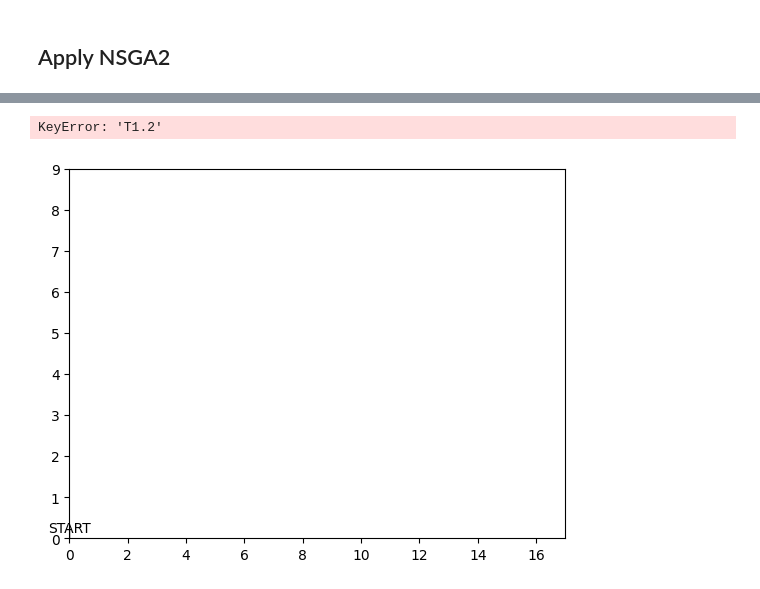
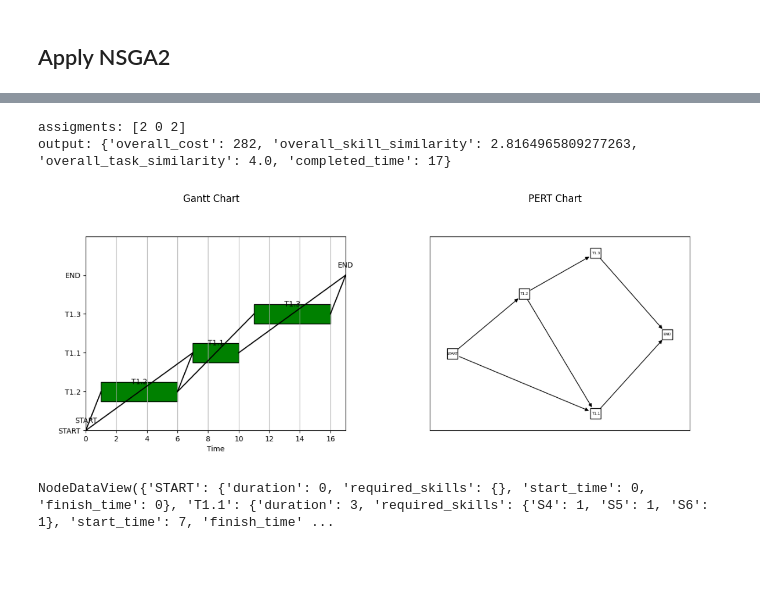
Before and after one commit to 5-Niubi/algorithmns, a Jupyter notebook: nsga2-with-rcpsp.ipynb, the cells around one changed output, grey strips where cells are left out. Cells and saved outputs as stored; diff of their text form; code cells hidden in the pictures; blank space fills up the shorter version.

```diff
--- a/nsga2-with-rcpsp.ipynb
+++ b/nsga2-with-rcpsp.ipynb
@@ -258,2 +192,9 @@ import copy
+# %%
+def compute_fitness(graph_copy: ScheduleGraph, total_chromosome: list, population_size: int):
+    chroms_obj_record={}
+    for m in range(population_size*2):
+        results = graph_copy.apply_assignment(assignment_list = total_chromosome[m])
+        chroms_obj_record[m]=[1/results['overall_cost'], results['overall_skill_similarity'], results['overall_task_similarity'], 1/results['completed_time']]
+    return chroms_obj_record
 # %% [markdown]
 ## Apply NSGA2
@@ -342 +216,3 @@ def mutation(offspring_list):
+# %%
+population_list = initial_popular(graph = schedule_graph, population_size=POPULATION_SIZE)
 # %% [markdown]
@@ -411,25 +219,0 @@ sorted(obj, key=obj.get)
-# %%
-def selection(front,chroms_obj_record,total_chromosome):
-    N=0
-    new_pop=[]
-    while N < POPULATION_SIZE:
-        for i in range(len(front)):
-            N=N+len(front[i])
-            if N > POPULATION_SIZE:
-                # Compare on each front after append solution with higher distance to new_pop
-                distance=calculate_crowding_distance(front[i],chroms_obj_record)
-                sorted_cdf=sorted(distance, key=distance.get)
-                sorted_cdf.reverse()
-                for j in sorted_cdf:
-                    if len(new_pop)==POPULATION_SIZE:
-                        break
-                    new_pop.append(j)
-                break
-            else:
-                new_pop.extend(front[i])
-
-    population_list=[]
-    for n in new_pop:
-        population_list.append(total_chromosome[n])
-
-    return population_list,new_pop
@@ -632,5 +309,15 @@ for task in graph.graph:
-# %%
-graph.visualizeCharts()
-# %% [output]
-KeyError: 'T1.2'
-[figure, removed]
+# %%
+index = 0
+output = schedule_graph.apply_assignment(assignment_list = best_list[index])
+print(f"assigments: {best_list[index]}")
+print(f"output: {output}")
+
+schedule_graph.visualize()
+# %% [output]
+assigments: [2 0 2]
+output: {'overall_cost': 282, 'overall_skill_similarity': 2.8164965809277263, 'overall_task_similarity': 4.0, 'completed_time': 17}
+[figure, added]
+# %%
+schedule_graph.nodes(data=True)
+# %% [output]
+NodeDataView({'START': {'duration': 0, 'required_skills': {}, 'start_time': 0, 'finish_time': 0}, 'T1.1': {'duration': 3, 'required_skills': {'S4': 1, 'S5': 1, 'S6': 1}, 'start_time': 7, 'finish_time' ...
```
Also changed, not shown: parts of 69 cells of this notebook, 1 other file.
